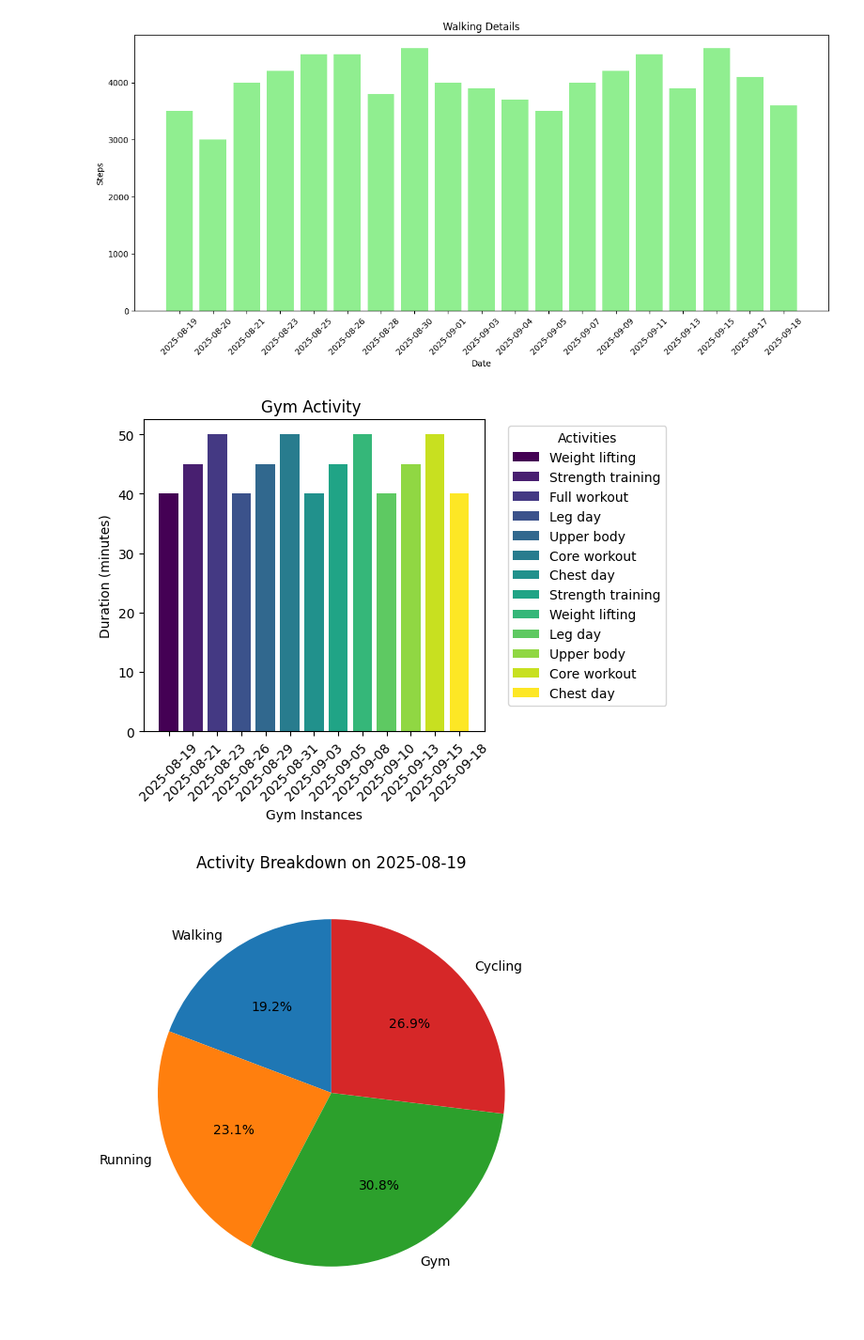
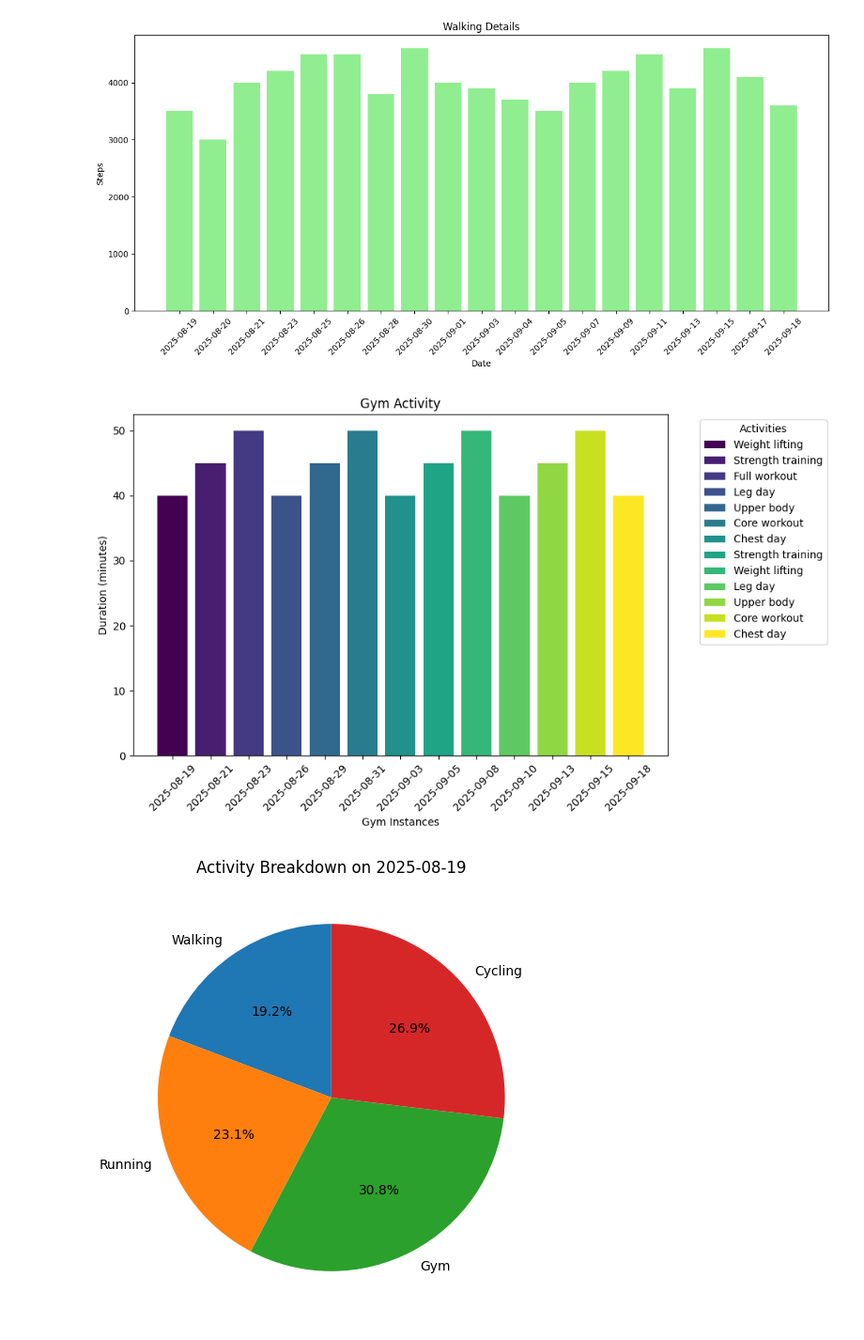
Before and after one commit to Nazihahaha/Fitness-Tracker, a Jupyter notebook: main.ipynb, the cells around one changed output. Shown at 94% size. Saved outputs shown, nothing was run; the diff lists cells and outputs as text; code cells hidden in the pictures.

```diff
--- a/main.ipynb
+++ b/main.ipynb
@@ -76,30 +76,30 @@ plt.show()
 [figure]
 # %%
 gym_df = df[df['Activity'] == 'Gym'].copy()
-plt.Figure(figsize=(25,6))
+plt.figure(figsize=(10,6))
 colors = plt.cm.viridis(np.linspace(0, 1, len(gym_df)))
 
 bars = plt.bar(range(len(gym_df)), gym_df['Duration'], color=colors)
 
 # Add legend with Notes as labels
 for bar, note in zip(bars, gym_df['Notes']):
     bar.set_label(note)
 plt.legend(handles=bars, title='Activities', bbox_to_anchor=(1.05, 1), loc='upper left')
 
 
 # Customize the plot
 plt.title('Gym Activity')
 plt.xlabel('Gym Instances')
 plt.ylabel('Duration (minutes)')
 plt.xticks(range(len(gym_df)), gym_df['Date'], rotation=45)
 
 # Adjust layout to prevent overlap
 plt.tight_layout()
 
 # Show the plot
 plt.show()
 # %% [output]
-[figure, old version]
+[figure, new version]
 # %%
 selected_date = '2025-08-19'
 day_df = df[df['Date'] == selected_date]
```
